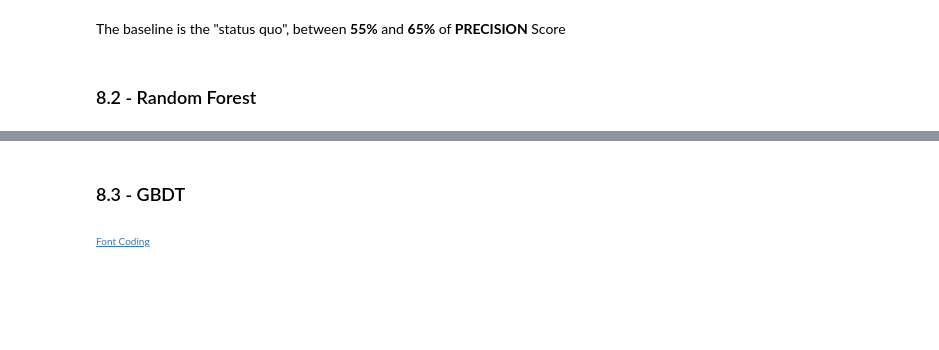
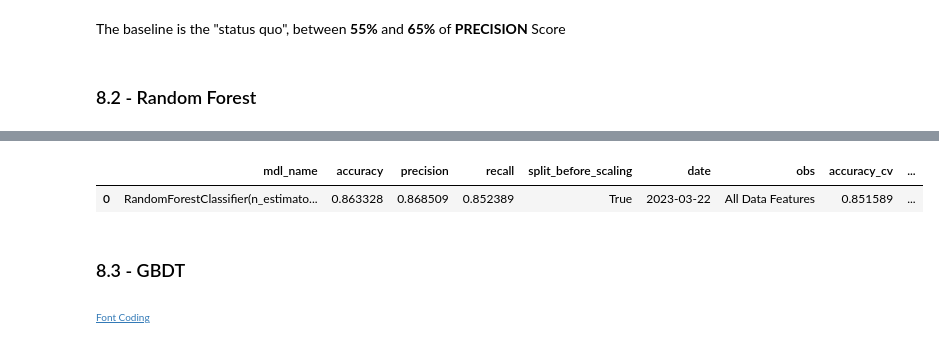
Before and after one commit to alessandra-barbosa/cardio_catch_disease, a Jupyter notebook: AB_cardio_catch_diseases_0.ipynb, the cells around one changed output, grey strips where cells are left out. Cells and saved outputs as stored; diff of their text form; code cells hidden in the pictures; blank space fills up the shorter version.

```diff
--- a/AB_cardio_catch_diseases_0.ipynb
+++ b/AB_cardio_catch_diseases_0.ipynb
@@ -774,23 +838,6 @@ pickle.dump(rs, open(r'C:\Users\Utente77\repos\cardio_catch_disease_PA001\parame
 #### 6.3.1 - Encoding
 # %% [markdown]
 Transforming category data to numeric
-# %%
-le = LabelEncoder()
-
-## Label encoding
-# age
-df3['gender'] = le.fit_transform(df3[['gender']].values)
-pickle.dump(le, open(r'C:\Users\Utente77\repos\cardio_catch_disease_PA001\parameters\gender_encoder.pkl', 'wb'))
-
-## Ordinal encoding
-# age_range
-df3['age_range'] = df3['age_range'].map(
-    {'age_0_50':1, 'age_51_59':1, 'age_60_over':3})
-
-# bmi_level
-df3['bmi_level'] = df3['bmi_level'].map({
-    'underweight':1, 'normal':2, 'overweight':3, 'obesity':4
-})
 # %% [markdown]
 #### 6.3.2 - Nature Transformation
 # %% [markdown]
@@ -802,7 +849,7 @@ Transforming the data to cycle nature
 # %%
 ## Spliting after rescaling
 
-X = df3.drop('cardio', axis=1).copy()
+X = df3.drop(['cardio','id'], axis=1).copy()
 y = df3['cardio'].copy()
 x_train, x_valid, y_train, y_valid = train_test_split(X, y, test_size=0.3, random_state=42)
 # %% [markdown]
@@ -822,6 +891,6 @@ x_train, x_valid, y_train, y_valid = train_test_split(X, y, test_size=0.3, rando
 # %%
-#x_train = x_train[['bmi', 'weight', 'hight_pressure', 'low_pressure', 'cholesterol', 'age', 'divergent', 'difference']].copy()
-#x_valid = x_valid[['bmi', 'weight', 'hight_pressure', 'low_pressure', 'cholesterol', 'age', 'divergent', 'difference']].copy()
+x_train = x_train[['bmi', 'weight', 'hight_pressure', 'low_pressure', 'cholesterol', 'age', 'divergent', 'difference']].copy()
+x_valid = x_valid[['bmi', 'weight', 'hight_pressure', 'low_pressure', 'cholesterol', 'age', 'divergent', 'difference']].copy()
 # %% [markdown]
 ## 8.0 - Machine learning
 # %% [markdown]
@@ -831,7 +900,7 @@ The baseline is the "status quo", between **55%** and **65%** of **PRECISION** S
 # %% [markdown]
 ### 8.2 - Random Forest
 # %%
-mdl = RandomForestClassifier(n_estimators=150, random_state=42).fit(x_train, y_train)
+mdl = RandomForestClassifier(n_estimators=150, verbose=1,random_state=42).fit(x_train, y_train)
 mdl_name = mdl.__repr__()
 y_hat = mdl.predict(x_valid)
 
@@ -842,3 +911,4 @@ df3_score_rf = metrics_score(y_valid, y_hat, mdl_name, True, "All Data Features"
 df3_score_rf['accuracy_cv'] = mean(n_scores)
 df3_score_rf['accuracy_cv_std'] = std(n_scores)
 df3_score_rf
+# %% [output]
@@ -845,3 +919,5 @@ df3_score_rf
+|  | mdl_name | accuracy | precision | recall | split_before_scaling | date | obs | accuracy_cv | ... |
+| 0 | RandomForestClassifier(n_estimato... | 0.863328 | 0.868509 | 0.852389 | True | 2023-03-22 | All Data Features | 0.851589 | ... |
 # %% [markdown]
 ### 8.3 - GBDT
 # %% [markdown]
```
Also changed, not shown: parts of 37 cells of this notebook.
